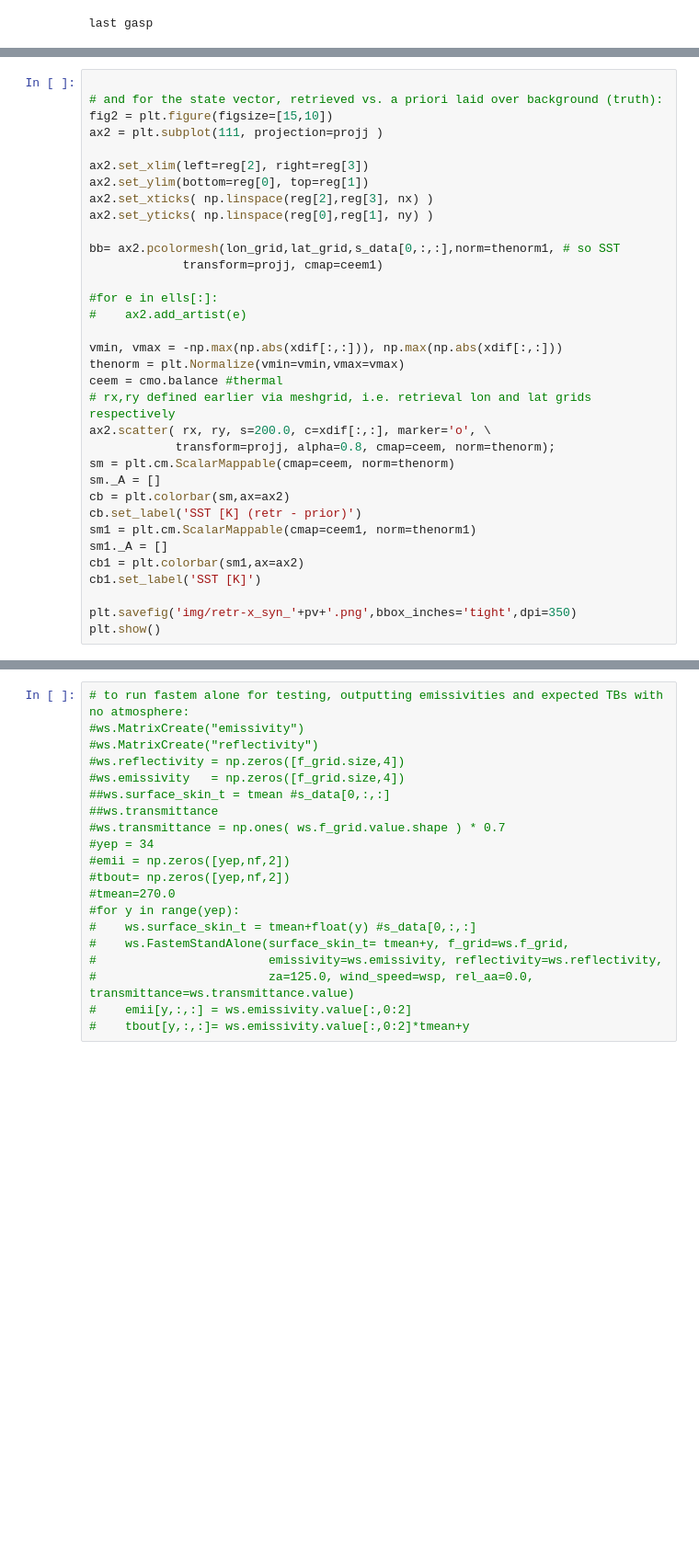
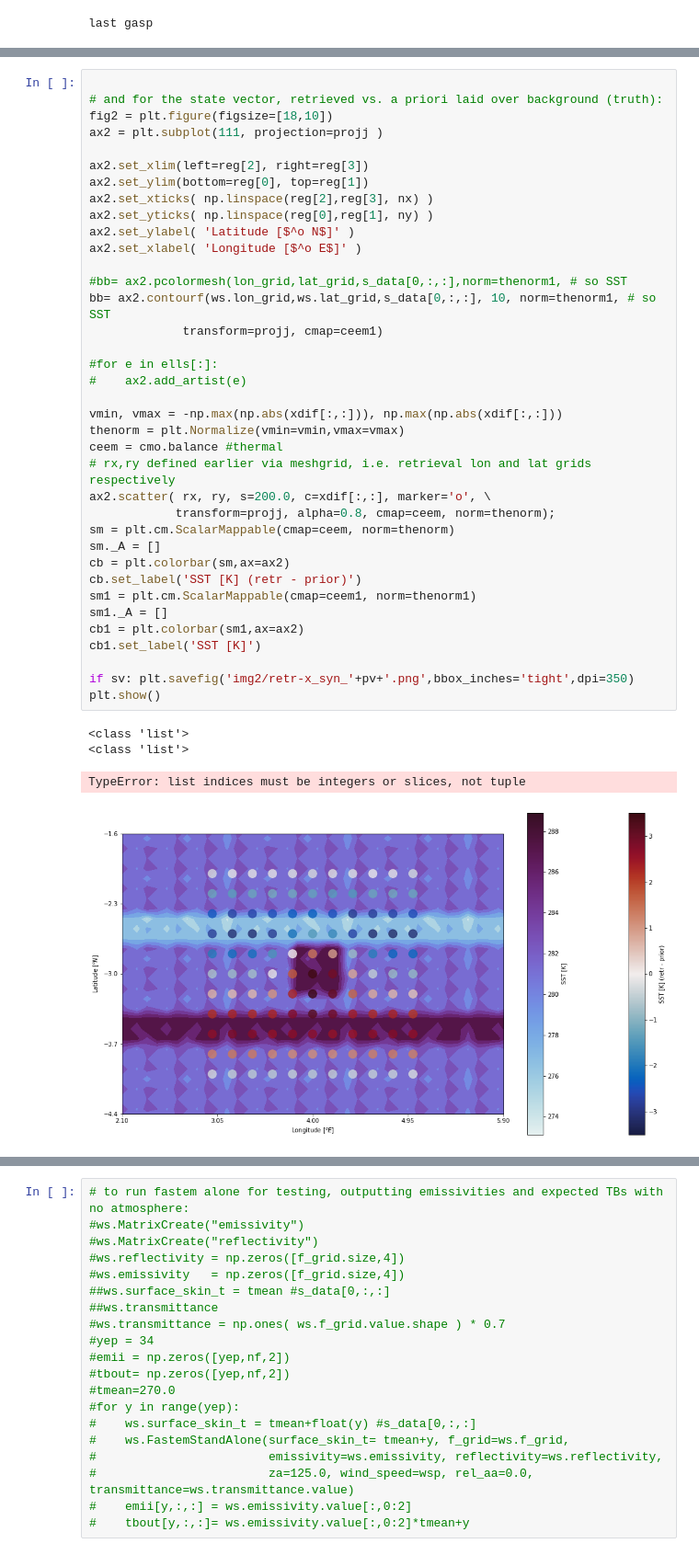
Before and after one commit to cheesetarian/amsr2_var, a Jupyter notebook: am2_mvar/retrieval_syn.ipynb, the cells around one changed output, grey strips where cells are left out. Shown at 92% size. Cells and saved outputs as stored; diff of their text form; blank space fills up the shorter version.

```diff
--- a/am2_mvar/retrieval_syn.ipynb
+++ b/am2_mvar/retrieval_syn.ipynb
@@ -703,34 +765,42 @@ plt.show()
 # %%
 
 # and for the state vector, retrieved vs. a priori laid over background (truth):
-fig2 = plt.figure(figsize=[15,10])
+fig2 = plt.figure(figsize=[18,10])
 ax2 = plt.subplot(111, projection=projj )
 
 ax2.set_xlim(left=reg[2], right=reg[3])
 ax2.set_ylim(bottom=reg[0], top=reg[1])
 ax2.set_xticks( np.linspace(reg[2],reg[3], nx) )
 ax2.set_yticks( np.linspace(reg[0],reg[1], ny) )
+ax2.set_ylabel( 'Latitude [$^o N$]' )
+ax2.set_xlabel( 'Longitude [$^o E$]' )
 
-bb= ax2.pcolormesh(lon_grid,lat_grid,s_data[0,:,:],norm=thenorm1, # so SST
+#bb= ax2.pcolormesh(lon_grid,lat_grid,s_data[0,:,:],norm=thenorm1, # so SST
+bb= ax2.contourf(ws.lon_grid,ws.lat_grid,s_data[0,:,:], 10, norm=thenorm1, # so SST
              transform=projj, cmap=ceem1)
 
 #for e in ells[:]:
 #    ax2.add_artist(e)
 
 vmin, vmax = -np.max(np.abs(xdif[:,:])), np.max(np.abs(xdif[:,:]))
 thenorm = plt.Normalize(vmin=vmin,vmax=vmax)
 ceem = cmo.balance #thermal
 # rx,ry defined earlier via meshgrid, i.e. retrieval lon and lat grids respectively
 ax2.scatter( rx, ry, s=200.0, c=xdif[:,:], marker='o', \
             transform=projj, alpha=0.8, cmap=ceem, norm=thenorm);
 sm = plt.cm.ScalarMappable(cmap=ceem, norm=thenorm)
 sm._A = []
 cb = plt.colorbar(sm,ax=ax2)
 cb.set_label('SST [K] (retr - prior)')
 sm1 = plt.cm.ScalarMappable(cmap=ceem1, norm=thenorm1)
 sm1._A = []
 cb1 = plt.colorbar(sm1,ax=ax2)
 cb1.set_label('SST [K]')
 
-plt.savefig('img/retr-x_syn_'+pv+'.png',bbox_inches='tight',dpi=350)
+if sv: plt.savefig('img2/retr-x_syn_'+pv+'.png',bbox_inches='tight',dpi=350)
 plt.show()
+# %% [output]
+<class 'list'>
+<class 'list'>
+TypeError: list indices must be integers or slices, not tuple
+[figure, added]
```
Also changed, not shown: parts of 21 cells of this notebook.
